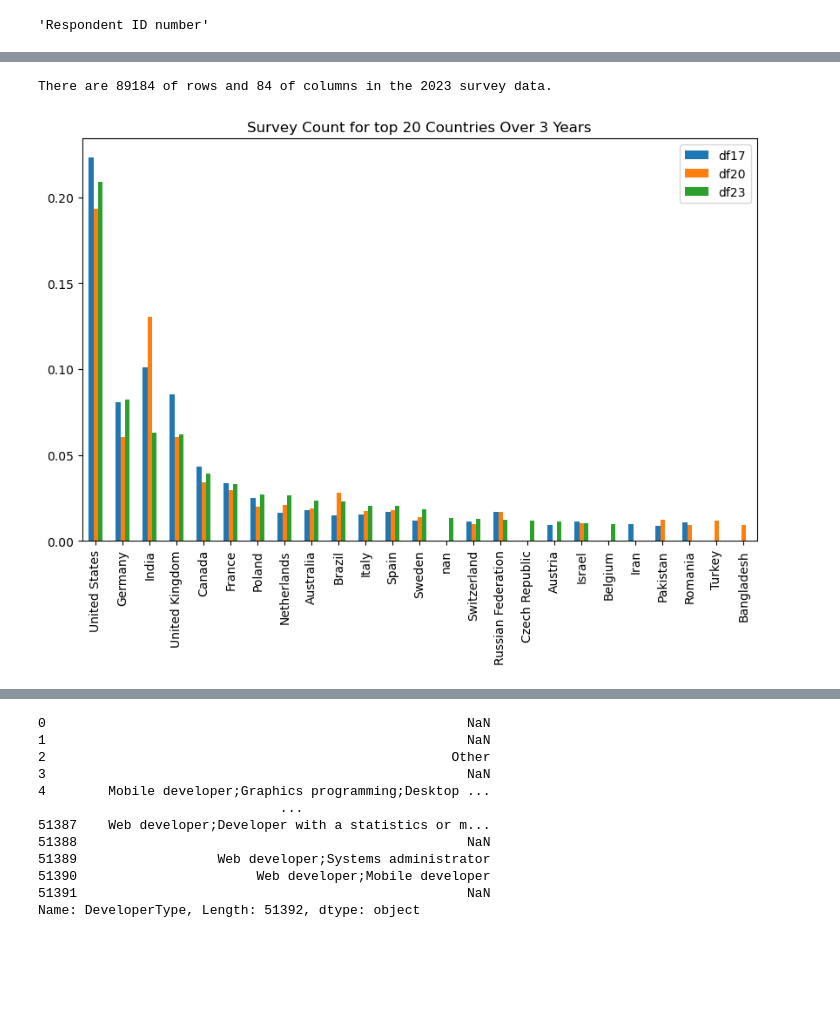
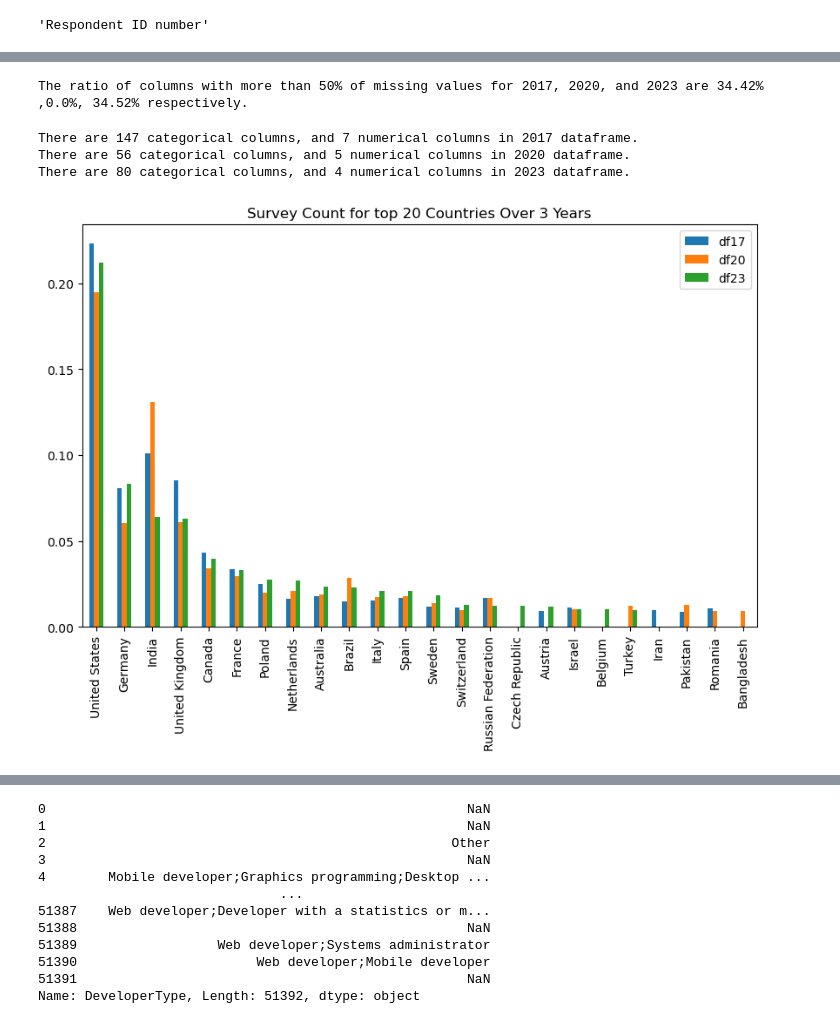
Before and after one commit to sbbassam/UD_DataScientist, a Jupyter notebook: Blog Post/StackOverflow_Annual_Survey.ipynb, the cells around one changed output, grey strips where cells are left out. Saved outputs shown, nothing was run; the diff lists cells and outputs as text; code cells hidden in the pictures; blank space fills up the shorter version.

```diff
--- a/Blog Post/StackOverflow_Annual_Survey.ipynb
+++ b/Blog Post/StackOverflow_Annual_Survey.ipynb
@@ -72,7 +106,43 @@ There are 64461 of rows and 61 of columns in the 2020 survey data.
-# %%
-dataframe_shape(df23,2023)
-# %% [output]
-There are 89184 of rows and 84 of columns in the 2023 survey data.
+# %%
+def null_ratio_per_column(df):
+    """
+    Calculates the ratio of null values per column in a DataFrame.
+
+    Args:
+        df (pd.DataFrame): Input DataFrame.
+
+    Returns:
+        pd.Series: Series containing the null ratio for each column.
+    """
+    null_counts = df.isnull().sum()
+    total_rows = len(df)
+    null_ratio = null_counts / total_rows
+    return null_ratio
+
+
+null_ratios17 = null_ratio_per_column(df17)
+null_ratios20 = null_ratio_per_column(df20)
+null_ratios23 = null_ratio_per_column(df23)
+print("The ratio of columns with more than 50% of missing values for 2017, 2020, and 2023 are {}% ,{}%, {}% respectively.".format(\
+    round(len(null_ratios17[null_ratios17>0.5])/df17.shape[1]*100,2),\
+    round(len(null_ratios20[null_ratios20>0.5])/df20.shape[1]*100,2),\
+    round(len(null_ratios23[null_ratios23>0.5])/df23.shape[1]*100,2)))
+# %% [output]
+The ratio of columns with more than 50% of missing values for 2017, 2020, and 2023 are 34.42% ,0.0%, 34.52% respectively.
+# %%
+obj_col = len(df17.select_dtypes(include='object').columns)
+num_col = len(df17.select_dtypes(include=np.number).columns)
+print('There are {} categorical columns, and {} numerical columns in 2017 dataframe.'.format(obj_col, num_col))
+obj_col = len(df20.select_dtypes(include='object').columns)
+num_col = len(df20.select_dtypes(include=np.number).columns)
+print('There are {} categorical columns, and {} numerical columns in 2020 dataframe.'.format(obj_col, num_col))
+obj_col = len(df23.select_dtypes(include='object').columns)
+num_col = len(df23.select_dtypes(include=np.number).columns)
+print('There are {} categorical columns, and {} numerical columns in 2023 dataframe.'.format(obj_col, num_col))
+# %% [output]
+There are 147 categorical columns, and 7 numerical columns in 2017 dataframe.
+There are 56 categorical columns, and 5 numerical columns in 2020 dataframe.
+There are 80 categorical columns, and 4 numerical columns in 2023 dataframe.
 # %%
 def rename_values(s1, s2, s3, name_dict):
     """
@@ -106,26 +176,25 @@ def combine_data(df1,df2,df3):
     # Plot the bar chart
     return combined_df
 # %%
+# in this block we Synchronize the country names accros all 3 years dataframes
+
+#Provide a pandas series of the counts for each Country
+count_vals17 = df17['Country'].value_counts()/(df17.shape[0]-sum(df17['Country'].isnull()))
+count_vals20 = df20['Country'].value_counts()/(df20.shape[0]-sum(df20['Country'].isnull()))
+count_vals23 = df23['Country'].value_counts()/(df23.shape[0]-sum(df23['Country'].isnull()))
+
 # Convert the 'Country' column to string type
 df17['Country'] = df17['Country'].astype(str)
 df20['Country'] = df20['Country'].astype(str)
 df23['Country'] = df23['Country'].astype(str)
-
-#Synchronize the country names accros all 3 years
-
-
-#Provide a pandas series of the counts for each Country
-count_vals17 = df17['Country'].value_counts()/df17.shape[0]
-count_vals20 = df20['Country'].value_counts()/df20.shape[0]
-count_vals23 = df23['Country'].value_counts()/df23.shape[0]
 
 # Rename the country names
 new_country_names = {'United States of America': 'United States', 'United Kingdom of Great Britain and Northern Ireland': 'United Kingdom', 'Iran, Islamic Republic of...': 'Iran'}
 count_vals17,count_vals20,count_vals23 = rename_values(count_vals17,count_vals20,count_vals23,new_country_names)
 
 # Plot the bar chart
 combined_counts = combine_data(count_vals17[:20], count_vals20[:20], count_vals23[:20])
 combined_counts.plot(kind='bar', figsize=(10, 6))
 plt.title('Survey Count for top 20 Countries Over 3 Years');
 # %% [output]
-[figure, old version]
+[figure, new version]
```
Also changed, not shown: parts of 74 cells of this notebook.
